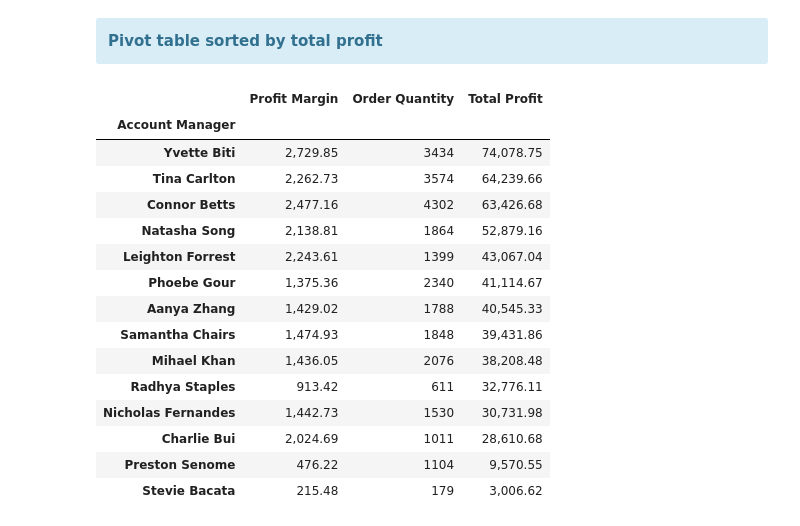
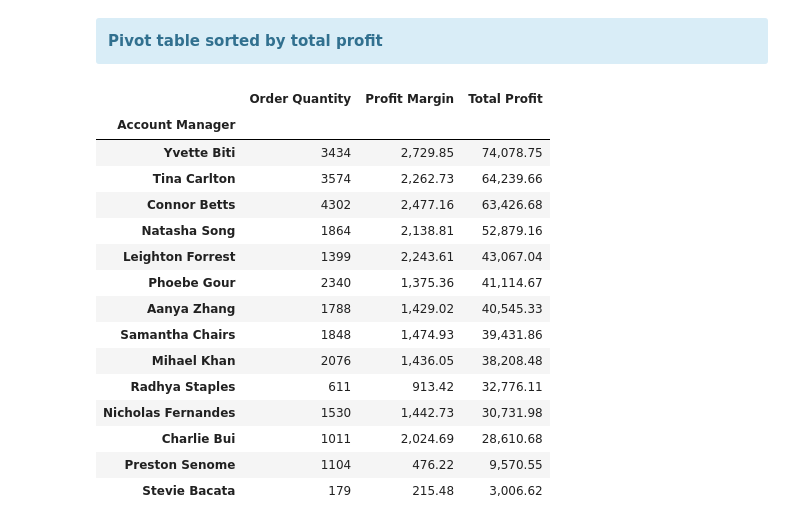
Before and after one commit to Empanator/Company_Reports, a Jupyter notebook: Company reports.ipynb, the cells around one changed output. Saved outputs shown, nothing was run; the diff lists cells and outputs as text; code cells hidden in the pictures.

```diff
--- a/Company reports.ipynb
+++ b/Company reports.ipynb
@@ -136,29 +128,25 @@ pivot_all.head()
 # %%
 pivot_manager = pd.pivot_table(df, index = ['Account Manager'],
                                    values = ['Profit Margin', 'Order Quantity', 'Total Profit'],
                                    aggfunc = np.sum, fill_value = 0)
 
-column_order = ['Profit Margin', 'Order Quantity', 'Total Profit']
-
-pivot_manager = pivot_manager.reindex(column_order, axis = 1)
-
 pivot_manager = pivot_manager.sort_values(by = ['Total Profit'], ascending = False)
 
 pivot_manager
 # %% [output]
-|  | Profit Margin | Order Quantity | Total Profit |
+|  | Order Quantity | Profit Margin | Total Profit |
 | Account Manager |  |  |  |
-| Yvette Biti | 2,729.85 | 3434 | 74,078.75 |
-| Tina Carlton | 2,262.73 | 3574 | 64,239.66 |
-| Connor Betts | 2,477.16 | 4302 | 63,426.68 |
-| Natasha Song | 2,138.81 | 1864 | 52,879.16 |
-| Leighton Forrest | 2,243.61 | 1399 | 43,067.04 |
-| Phoebe Gour | 1,375.36 | 2340 | 41,114.67 |
-| Aanya Zhang | 1,429.02 | 1788 | 40,545.33 |
-| Samantha Chairs | 1,474.93 | 1848 | 39,431.86 |
-| Mihael Khan | 1,436.05 | 2076 | 38,208.48 |
-| Radhya Staples | 913.42 | 611 | 32,776.11 |
-| Nicholas Fernandes | 1,442.73 | 1530 | 30,731.98 |
-| Charlie Bui | 2,024.69 | 1011 | 28,610.68 |
-| Preston Senome | 476.22 | 1104 | 9,570.55 |
-| Stevie Bacata | 215.48 | 179 | 3,006.62 |
+| Yvette Biti | 3434 | 2,729.85 | 74,078.75 |
+| Tina Carlton | 3574 | 2,262.73 | 64,239.66 |
+| Connor Betts | 4302 | 2,477.16 | 63,426.68 |
+| Natasha Song | 1864 | 2,138.81 | 52,879.16 |
+| Leighton Forrest | 1399 | 2,243.61 | 43,067.04 |
+| Phoebe Gour | 2340 | 1,375.36 | 41,114.67 |
+| Aanya Zhang | 1788 | 1,429.02 | 40,545.33 |
+| Samantha Chairs | 1848 | 1,474.93 | 39,431.86 |
+| Mihael Khan | 2076 | 1,436.05 | 38,208.48 |
+| Radhya Staples | 611 | 913.42 | 32,776.11 |
+| Nicholas Fernandes | 1530 | 1,442.73 | 30,731.98 |
+| Charlie Bui | 1011 | 2,024.69 | 28,610.68 |
+| Preston Senome | 1104 | 476.22 | 9,570.55 |
+| Stevie Bacata | 179 | 215.48 | 3,006.62 |
```
Also changed, not shown: parts of 1 cell of this notebook.
